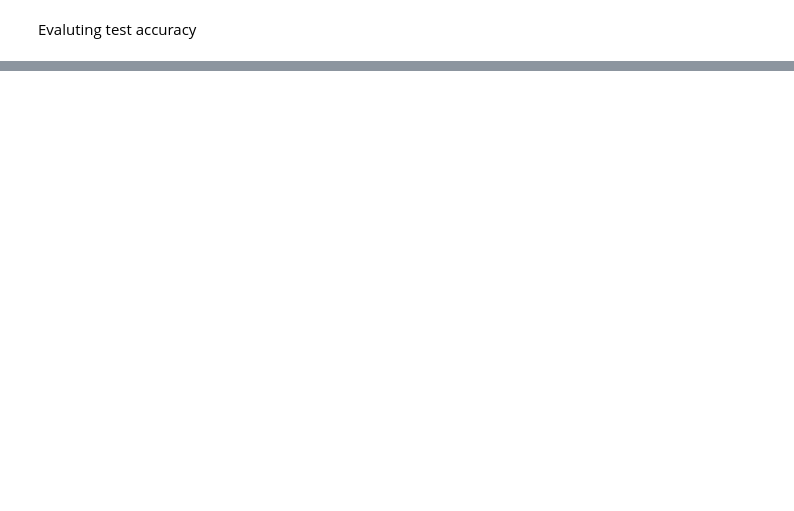
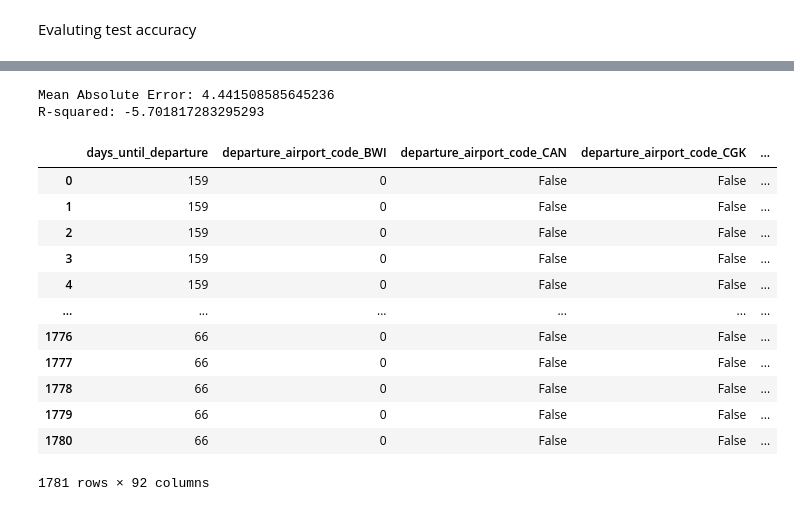
Before and after one commit to aghauss/SkySaver, a Jupyter notebook: experiments/data_deep_dive.ipynb, the cells around one changed output, grey strips where cells are left out. Cells and saved outputs as stored; diff of their text form; code cells hidden in the pictures; blank space fills up the shorter version.

Commit message:
Added new tests and expended sets of experiments

```diff
--- a/experiments/data_deep_dive.ipynb
+++ b/experiments/data_deep_dive.ipynb
@@ -897,0 +902,2 @@ R-squared: 0.9639458691628248
+# %%
+combined_df = pd.concat([df_reduced, df_test], ignore_index=True)
@@ -897,0 +1089,50 @@ R-squared: 0.9639458691628248
+# %%
+import pandas as pd
+
+# Assuming new_test_df is your new test data
+
+df_test18 = pd.read_csv("../data/4.processed_data/Query1603_results_test_processed.csv")
+X_new_test = pd.get_dummies(df_test18[['departure_airport_code','destination_airport_code','days_until_departure', 'Detected_Country', 'Detected_Currency']])
+y_test = df_test18['average_savings_for_Journey_route_in_Detected_Country']
+
+
+# Align the new test set features with the training features
+# Add missing columns in the new test set
+missing_cols = set(feature_names) - set(X_new_test.columns)
+for c in missing_cols:
+    X_new_test[c] = 0
+
+# Remove any columns in the new test set that are not present in the training set
+X_new_test = X_new_test[feature_names]
+
+# Now, you can predict with your model
+y_pred = model_v3_combined.predict(X_new_test)
+
+
+
+# Calculate and print the Mean Squared Error
+mea = mean_absolute_error(y_test, y_pred)
+print(f"Mean Absolute Error: {mea}")
+
+
+r2 = r2_score(y_test, y_pred)
+print(f"R-squared: {r2}")
+# %% [output]
+Mean Absolute Error: 4.441508585645236
+R-squared: -5.701817283295293
+# %%
+X_new_test
+# %% [output]
+|  | days_until_departure | departure_airport_code_BWI | departure_airport_code_CAN | departure_airport_code_CGK | ... |
+| 0 | 159 | 0 | False | False | ... |
+| 1 | 159 | 0 | False | False | ... |
+| 2 | 159 | 0 | False | False | ... |
+| 3 | 159 | 0 | False | False | ... |
+| 4 | 159 | 0 | False | False | ... |
+| ... | ... | ... | ... | ... | ... |
+| 1776 | 66 | 0 | False | False | ... |
+| 1777 | 66 | 0 | False | False | ... |
+| 1778 | 66 | 0 | False | False | ... |
+| 1779 | 66 | 0 | False | False | ... |
+| 1780 | 66 | 0 | False | False | ... |
+1781 rows × 92 columns
```
Also changed, not shown: parts of 61 cells of this notebook, 12 other files.
